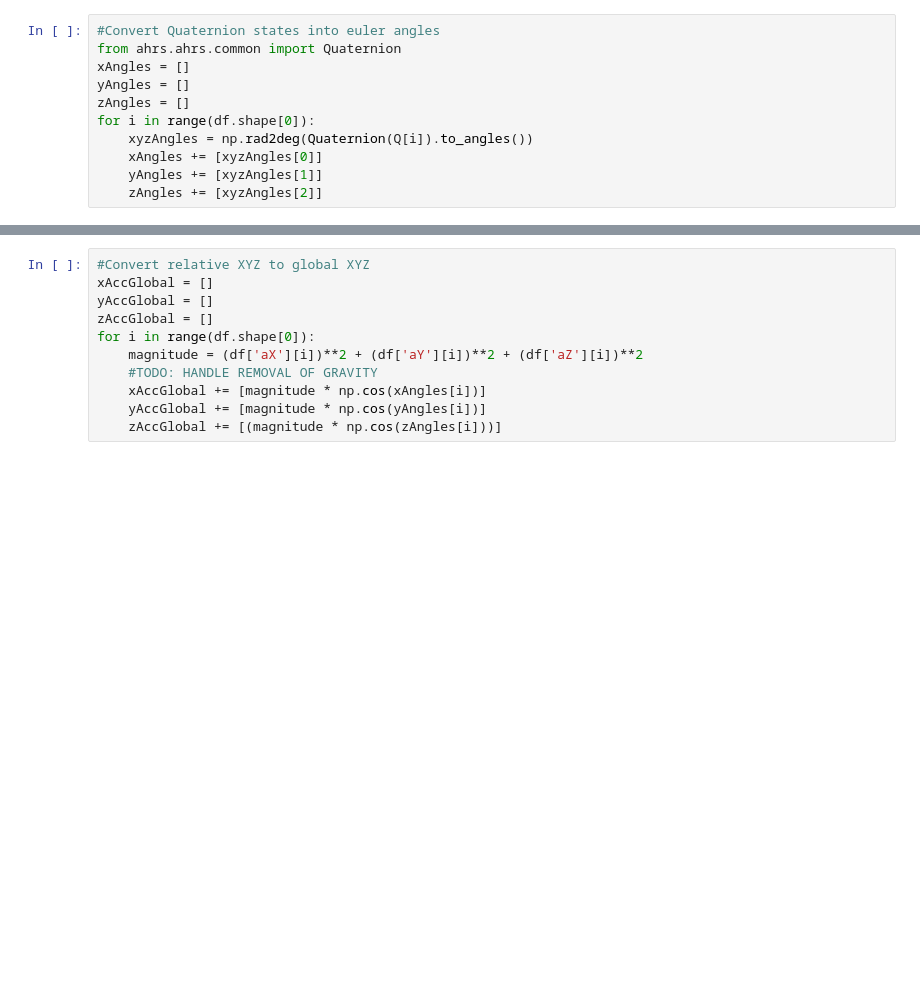
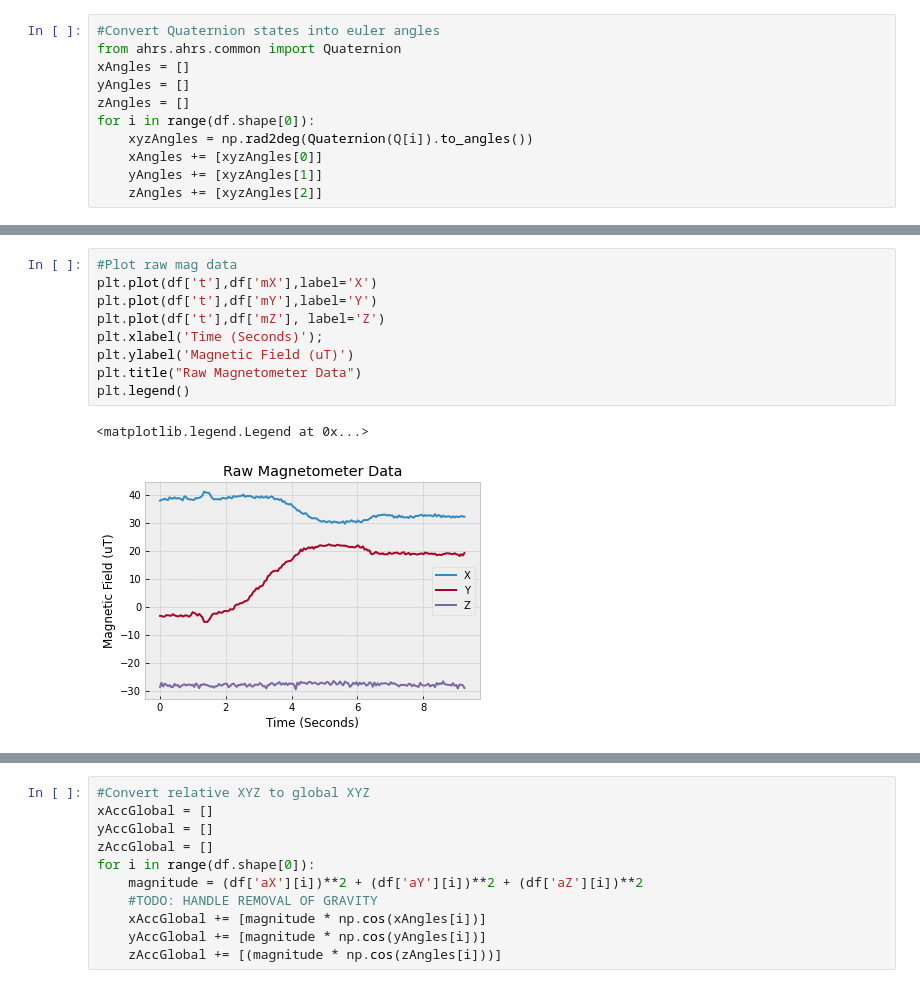
Before and after one commit to micahbow/liftVectr, a Jupyter notebook: Arduino Files/Python/CSV_Data_Testing.ipynb, the cells around one changed output, grey strips where cells are left out. Cells and saved outputs as stored; diff of their text form; blank space fills up the shorter version.

```diff
--- a/Arduino Files/Python/CSV_Data_Testing.ipynb
+++ b/Arduino Files/Python/CSV_Data_Testing.ipynb
@@ -77,3 +101,15 @@ for i in range(df.shape[0]):
+# %%
+#Plot raw mag data
+plt.plot(df['t'],df['mX'],label='X')
+plt.plot(df['t'],df['mY'],label='Y')
+plt.plot(df['t'],df['mZ'], label='Z')
+plt.xlabel('Time (Seconds)');
+plt.ylabel('Magnetic Field (uT)')
+plt.title("Raw Magnetometer Data")
+plt.legend()
+# %% [output]
+<matplotlib.legend.Legend at 0x...>
+[figure, added]
 # %%
 #Plot euler angle displacement
 plt.plot(df['t'],xAngles,label='X')
```
Also changed, not shown: parts of 4 cells of this notebook, 1 other file.
